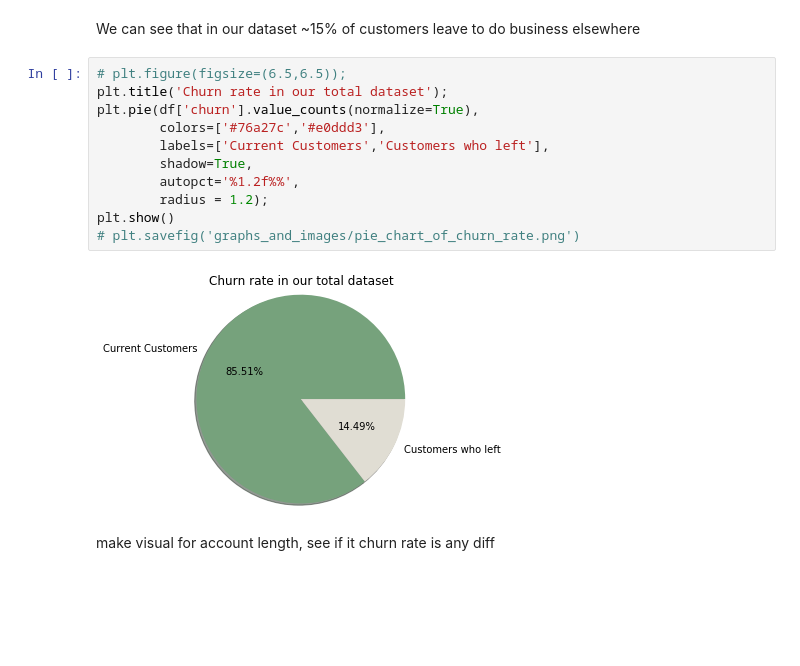
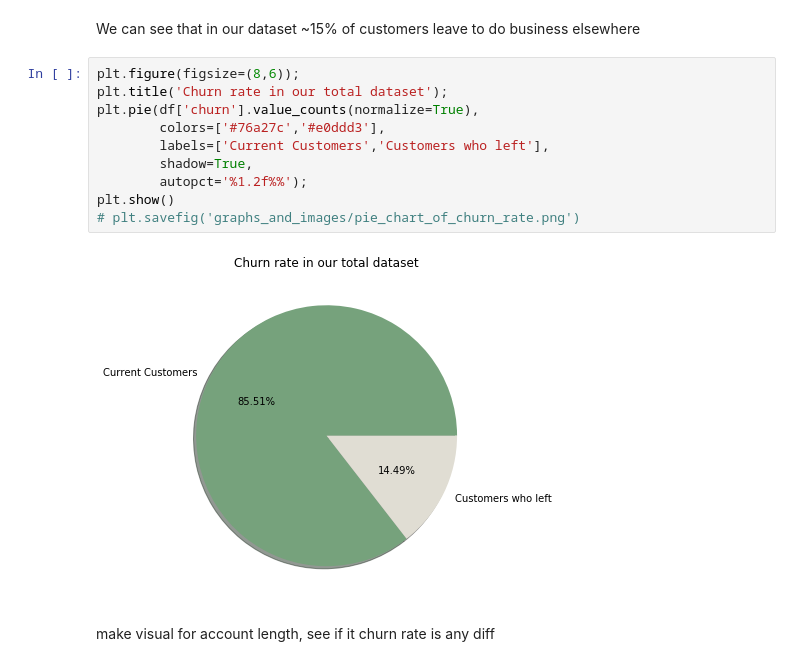
Before and after one commit to OsterMendel/mod3_project, a Jupyter notebook: EDA.ipynb, the cells around one changed output. Cells and saved outputs as stored; diff of their text form; blank space fills up the shorter version.

```diff
--- a/EDA.ipynb
+++ b/EDA.ipynb
@@ -134,18 +134,17 @@ These are the five states with the highest churn rate
 # %% [markdown]
 We can see that in our dataset ~15% of customers leave to do business elsewhere
 # %%
-# plt.figure(figsize=(6.5,6.5));
+plt.figure(figsize=(8,6));
 plt.title('Churn rate in our total dataset');
 plt.pie(df['churn'].value_counts(normalize=True),
         colors=['#76a27c','#e0ddd3'],
         labels=['Current Customers','Customers who left'],
         shadow=True,
-        autopct='%1.2f%%',
-        radius = 1.2);
+        autopct='%1.2f%%');
 plt.show()
 # plt.savefig('graphs_and_images/pie_chart_of_churn_rate.png')
 # %% [output]
-[figure, old version]
+[figure, new version]
 # %% [markdown]
 make visual for account length, see if it churn rate is any diff
 # %%
```
Also changed, not shown: parts of 13 cells of this notebook.
